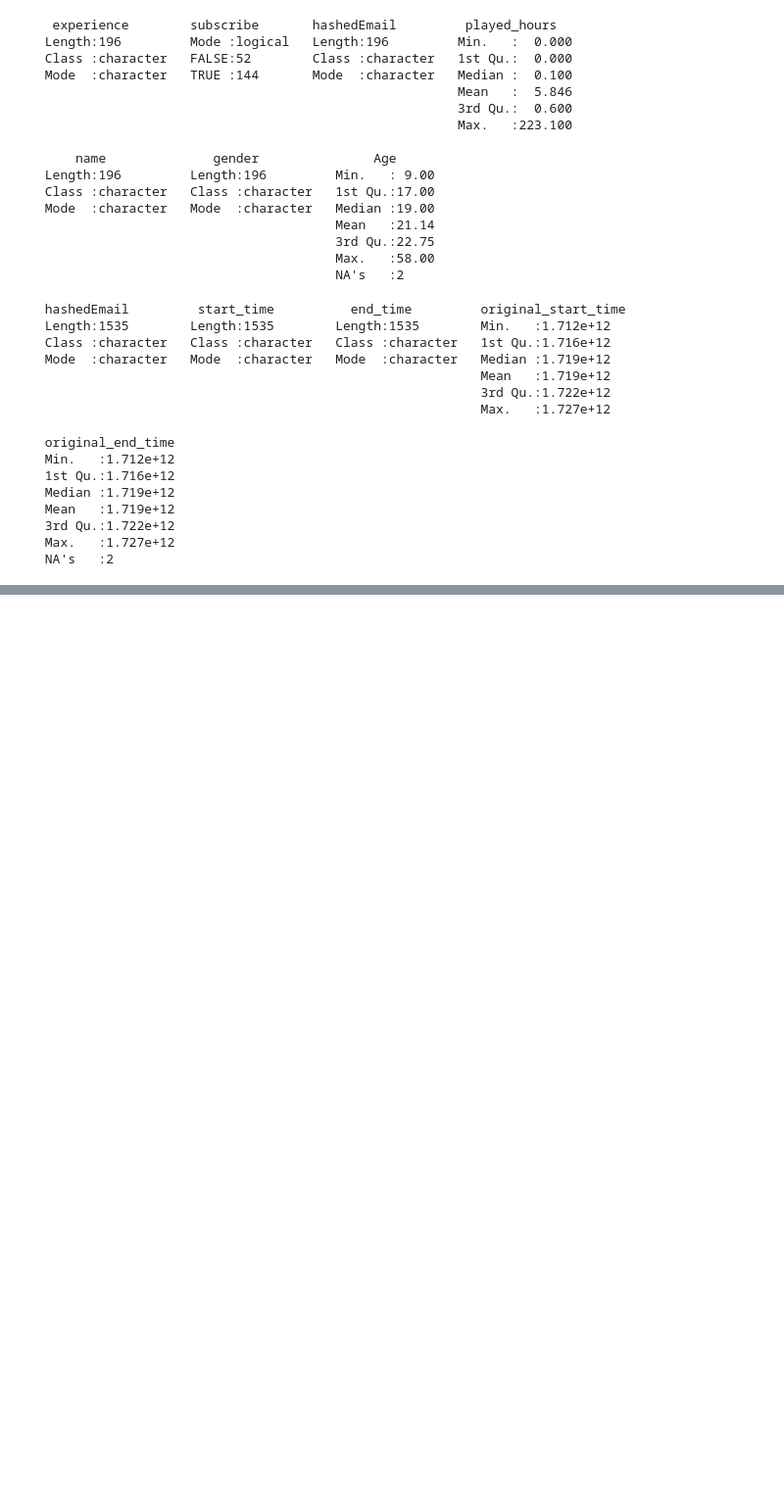
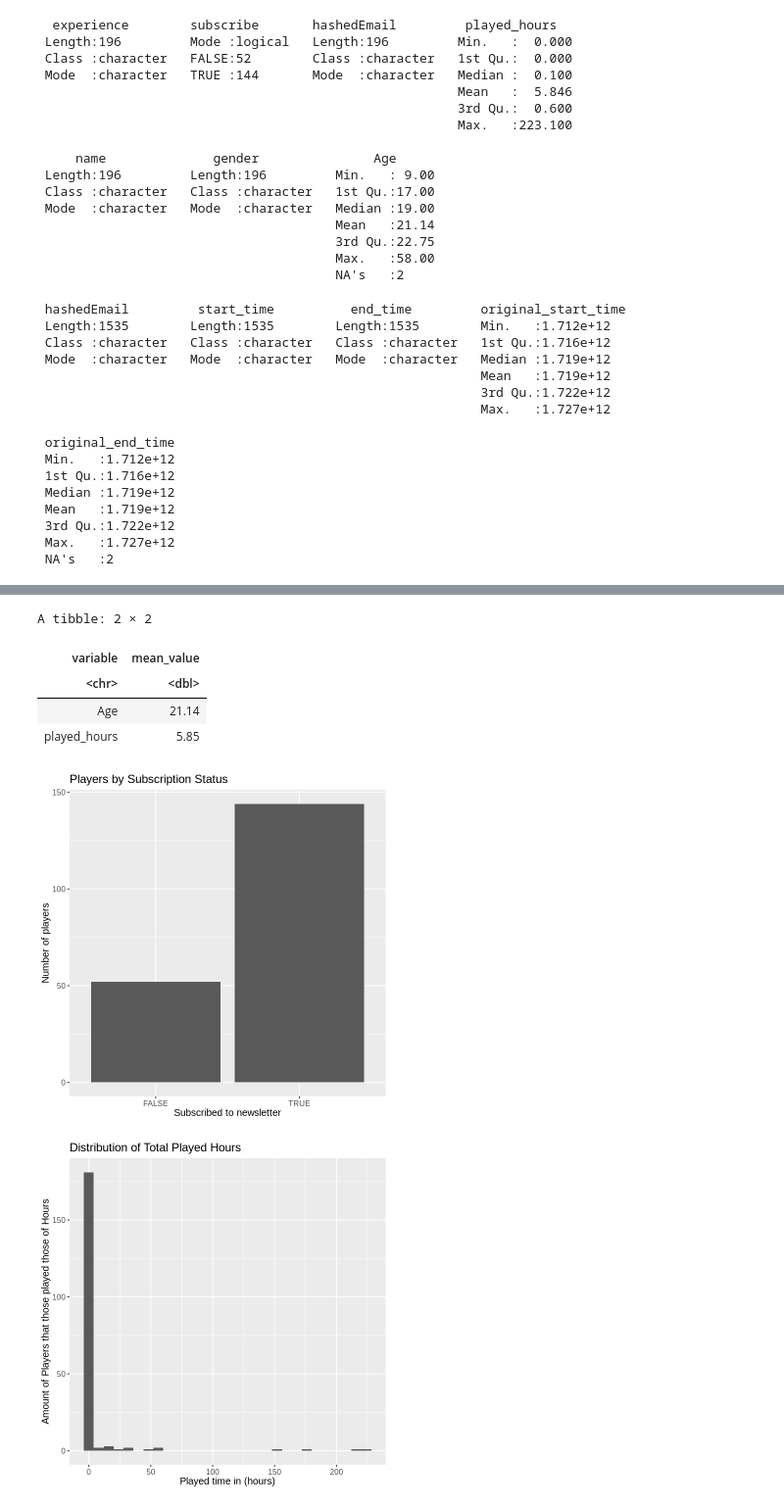
Before and after one commit to Shonh-debug/Project-Planning-Stage-Individual, a Jupyter notebook: Individual Planning Report.ipynb, the cells around one changed output, grey strips where cells are left out. Shown: that part at 98% size. Saved outputs shown, nothing was run; the diff lists cells and outputs as text; code cells hidden in the pictures; blank space fills up the shorter version.

Commit message:
Finished 3)
Wrangling and Visualizations

```diff
--- a/Individual Planning Report.ipynb
+++ b/Individual Planning Report.ipynb
@@ -143 +144,81 @@ We will create a new variable, n_sessions, that represents the players' behavior
 </ul>
+# %%
+#3) Exploratory Data Analysis and Visualization
+
+#Loading the sets into R
+players  <- read_csv("players.csv", show_col_types = FALSE)
+sessions <- read_csv("sessions.csv", show_col_types = FALSE)
+
+#Tidying players.csv
+players_tidy <- players |>
+  mutate(
+    experience = factor(experience, levels = c("Beginner","Amateur","Regular","Pro","Veteran")),
+    gender     = as.factor(gender))
+
+#Tidying sessions.csv
+sessions_tidy <- sessions |>
+  arrange(hashedEmail, start_time) |>
+  group_by(hashedEmail)
+
+
+#Calculate Mean for players.csv
+players_means <- players_tidy |>
+  summarise(across(where(is.numeric), ~ round(mean(.x, na.rm = TRUE), 2))) |>
+  pivot_longer(everything(),
+               names_to = "variable",
+               values_to = "mean_value") |>
+  arrange(variable)
+
+players_means
+
+#Exploratory Visualizations
+options(repr.plot.width = 6, repr.plot.height = 6)
+
+# Subcribers to Newsletter Count
+players_tidy |>
+  count(subscribe) |>
+  ggplot(aes(x = subscribe, y = n)) +
+  geom_bar(stat = "identity") +
+  labs(title = "Players by Subscription Status",
+       x = "Subscribed to newsletter",
+       y = "Number of players") +
+  theme(text = element_text(size = 12))
+
+# Played hours histogram
+ggplot(players_tidy, aes(x = played_hours)) +
+  geom_histogram(binwidth = 8) +
+  labs(title = "Distribution of Total Played Hours",
+       x = "Played time in (hours)",
+       y = "Amount of Players that those played those of Hours") +
+  theme(text = element_text(size = 12))
+
+#Number of players per experience tier
+players_tidy |>
+  count(experience) |>
+  ggplot(aes(x = experience, y = n)) +
+  geom_bar(stat = "identity", fill = "tan") +
+  labs(
+    title = "Number of Players per Experience Tier",
+    x = "Experience Tier",
+    y = "Number of Players") +
+  theme(text = element_text(size = 12))
+
+
+
+# Subscribed
+ggplot(players_tidy, aes(x = experience, fill = subscribe)) +
+  geom_bar(position = "dodge") +
+  labs(
+    title = "Subscription Status by Experience Tier",
+    x = "Experience tier",
+    y = "Number of Players Subcribed to Newsletter",
+    fill = "Subscribed?") +
+  theme(text = element_text(size = 12))
+# %% [output]
+A tibble: 2 × 2
+| variable | mean_value |
+| <chr> | <dbl> |
+| Age | 21.14 |
+| played_hours | 5.85 |
+[figure, added]
+[figure, added]
```
Also changed, not shown: parts of 5 cells of this notebook.
